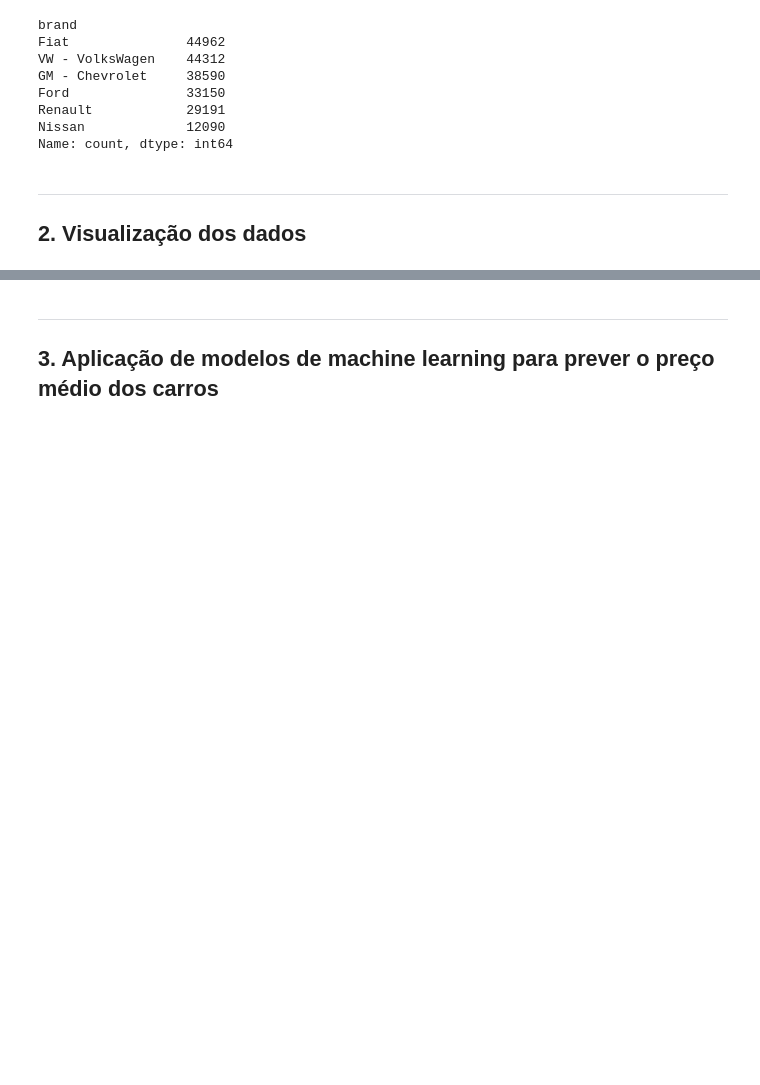
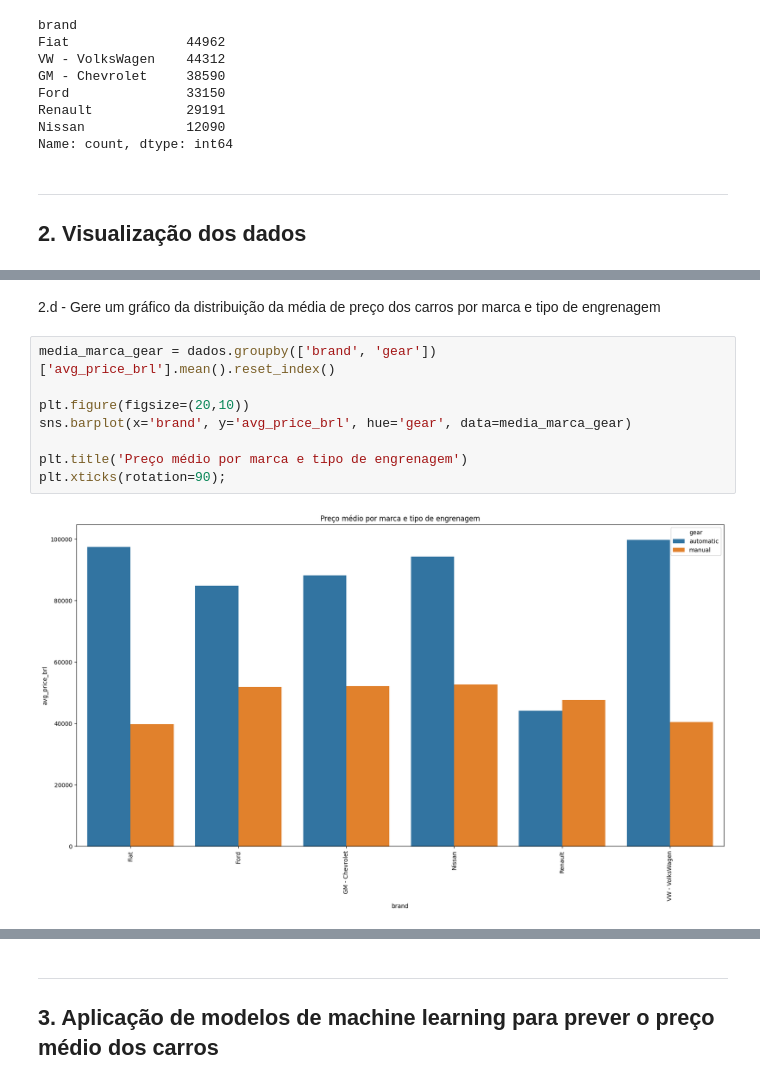
Before and after one commit to gustavo-gm-dev/iaa002-trabalho-python, a Jupyter notebook: iaa002_equipe_7_aed_carros.ipynb, the cells around one changed output, grey strips where cells are left out. Saved outputs shown, nothing was run; the diff lists cells and outputs as text; blank space fills up the shorter version.

```diff
--- a/iaa002_equipe_7_aed_carros.ipynb
+++ b/iaa002_equipe_7_aed_carros.ipynb
@@ -311,0 +361,13 @@ Name: count, dtype: int64
+# %% [markdown]
+2.d - Gere um gráfico da distribuição da média de preço dos carros por marca e tipo de
+engrenagem
+# %%
+media_marca_gear = dados.groupby(['brand', 'gear'])['avg_price_brl'].mean().reset_index()
+
+plt.figure(figsize=(20,10))
+sns.barplot(x='brand', y='avg_price_brl', hue='gear', data=media_marca_gear)
+
+plt.title('Preço médio por marca e tipo de engrenagem')
+plt.xticks(rotation=90);
+# %% [output]
+[figure, added]
```
Also changed, not shown: parts of 14 cells of this notebook.
